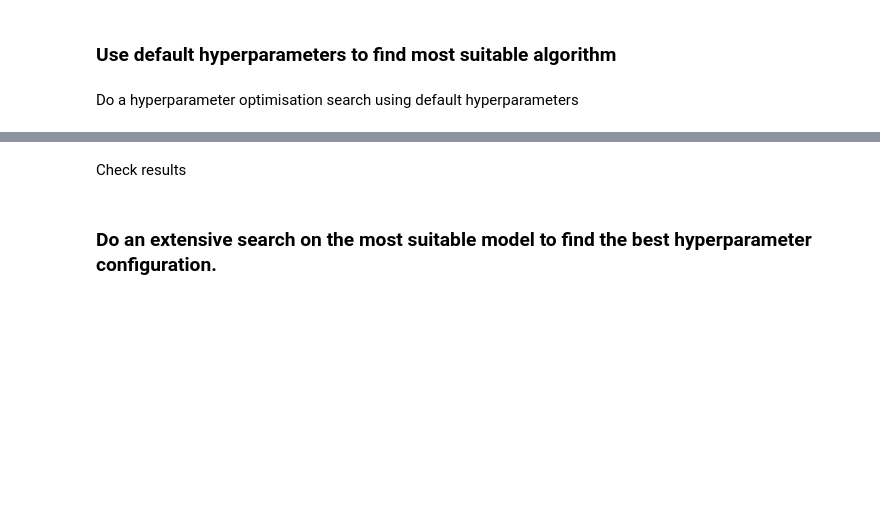
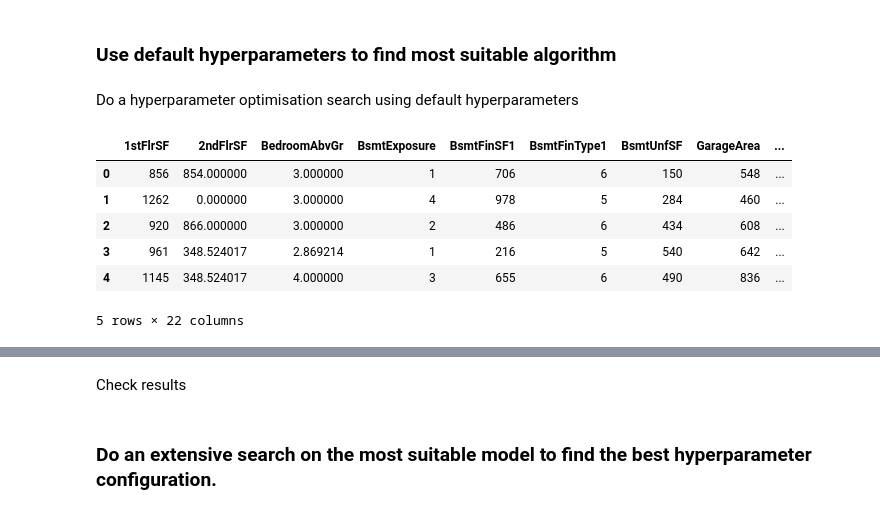
Before and after one commit to iweinacker/Project5_PredictiveAnalytics, a Jupyter notebook: jupyter_notebooks/06 - Modeling and Evaluation - Predict SalePrice-Copy1.ipynb, the cells around one changed output, grey strips where cells are left out. Cells and saved outputs as stored; diff of their text form; code cells hidden in the pictures; blank space fills up the shorter version.

```diff
--- a/jupyter_notebooks/06 - Modeling and Evaluation - Predict SalePrice-Copy1.ipynb
+++ b/jupyter_notebooks/06 - Modeling and Evaluation - Predict SalePrice-Copy1.ipynb
@@ -125,0 +122,4 @@ df.isnull().sum()
+# %%
+cols = ['2ndFlrSF', 'BedroomAbvGr', 'GarageYrBlt', 'LotFrontage', 'MasVnrArea']
+df[cols] = df[cols].fillna(df[cols].mean())
+df[cols].head()
@@ -125,0 +133,5 @@ df.isnull().sum()
+# %%
+cols = ['BsmtFinType1', 'GarageFinish']
+df[cols] = df[cols].fillna('bfill')
+
+df[cols]
@@ -221,6 +284,21 @@ params_quick_search = {
 }
 # %% [markdown]
 Do a hyperparameter optimisation search using default hyperparameters
+# %%
+dic = {'BsmtExposure': {'None': 0, 'No': 1, 'Mn': 2, 'Av': 3, 'Gd': 4}, 'BsmtFinType1': {'None': 0, 'Unf': 1, 'LwQ': 2, 'Rec': 3, 'BLQ': 4, 'ALQ': 5, 'GLQ': 6},
+           'GarageFinish': {'None': 0, 'Unf': 1, 'RFn': 2, 'Fin': 3}, 'KitchenQual': {'Po': 0, 'Fa': 1, 'TA': 2, 'Gd': 3, 'Ex': 4}}
+df=df.copy()
+for col in df.columns[df.dtypes=='object'].to_list():
+    df[col] = df[col].replace(dic[col])
+df.head()
+# %% [output]
+|  | 1stFlrSF | 2ndFlrSF | BedroomAbvGr | BsmtExposure | BsmtFinSF1 | BsmtFinType1 | BsmtUnfSF | GarageArea | ... |
+| 0 | 856 | 854.000000 | 3.000000 | 1 | 706 | 6 | 150 | 548 | ... |
+| 1 | 1262 | 0.000000 | 3.000000 | 4 | 978 | 5 | 284 | 460 | ... |
+| 2 | 920 | 866.000000 | 3.000000 | 2 | 486 | 6 | 434 | 608 | ... |
+| 3 | 961 | 348.524017 | 2.869214 | 1 | 216 | 5 | 540 | 642 | ... |
+| 4 | 1145 | 348.524017 | 4.000000 | 3 | 655 | 6 | 490 | 836 | ... |
+5 rows × 22 columns
 # %%
 search = HyperparameterOptimizationSearch(models=models_quick_search, params=params_quick_search)
 search.fit(X_train, y_train, scoring='r2', n_jobs=-1, cv=5)
```
Also changed, not shown: parts of 7 cells of this notebook, 9 other files.
